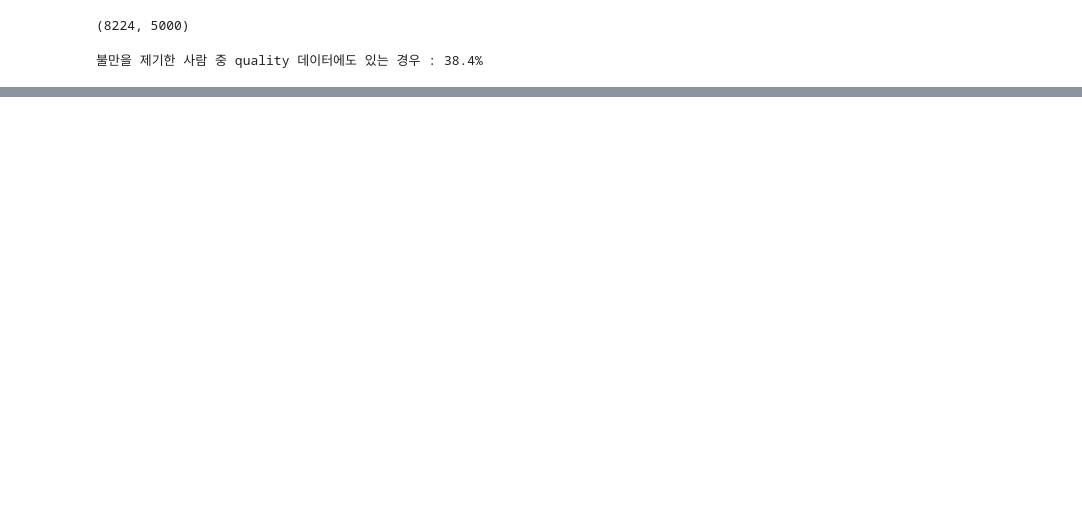
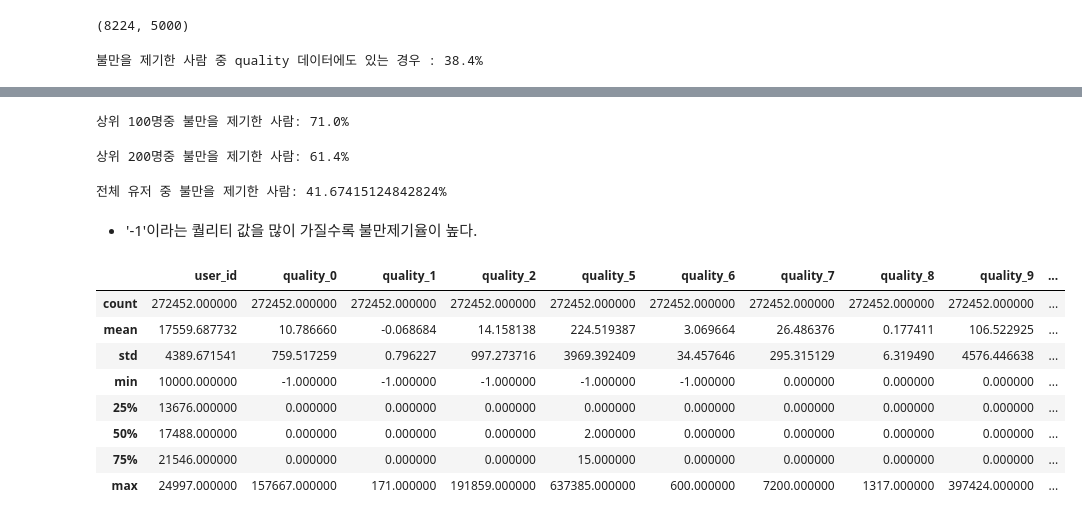
Before and after one commit to LEEHM97/machine-learning-exercises, a Jupyter notebook: 10.DAYCON대회_사용자불편예지/EDA.ipynb, the cells around one changed output, grey strips where cells are left out. Cells and saved outputs as stored; diff of their text form; code cells hidden in the pictures; blank space fills up the shorter version.

Commit message:
feat: add analyzing with quality codes

```diff
--- a/10.DAYCON대회_사용자불편예지/EDA.ipynb
+++ b/10.DAYCON대회_사용자불편예지/EDA.ipynb
@@ -618,5 +650,8 @@ train_quality.describe()
 | 50% | 17488.000000 | 0.000000 | 0.000000 | 0.000000 | 0.0 | 0.0 | 2.000000 | 0.000000 | 0.000000 | ... |
 | 75% | 21546.000000 | 0.000000 | 0.000000 | 0.000000 | 0.0 | 0.0 | 15.000000 | 0.000000 | 0.000000 | ... |
 | max | 24997.000000 | 157667.000000 | 171.000000 | 191859.000000 | 0.0 | 0.0 | 637385.000000 | 600.000000 | 7200.000000 | ... |
+# %%
+# 모두 0인 quality_3, 4는 drop
+train_quality.drop(columns=['quality_3', 'quality_4'], inplace=True)
 # %%
 # 절반정도 user는 train_quality에 존재하지 않는다.
@@ -645,0 +735,35 @@ print(f"불만을 제기한 사람 중 quality 데이터에도 있는 경우 : {
+# %%
+# 상위 100명
+problem_user = len(train_problem[train_problem['user_id'].isin(has_minus_user[:100]['user_id'])].user_id.unique())
+
+print(f"상위 100명중 불만을 제기한 사람: {problem_user/100 * 100}%")
+# %% [output]
+상위 100명중 불만을 제기한 사람: 71.0%
+# %%
+# 상위 500명
+problem_user = len(train_problem[train_problem['user_id'].isin(has_minus_user[:500]['user_id'])].user_id.unique())
+
+print(f"상위 200명중 불만을 제기한 사람: {problem_user/500 * 100}%")
+# %% [output]
+상위 200명중 불만을 제기한 사람: 61.4%
+# %%
+# 전체 유저 수
+problem_user = len(train_problem[train_problem['user_id'].isin(has_minus_user['user_id'])].user_id.unique())
+
+print(f"전체 유저 중 불만을 제기한 사람: {problem_user/5567 * 100}%")
+# %% [output]
+전체 유저 중 불만을 제기한 사람: 41.67415124842824%
+# %% [markdown]
+- '-1'이라는 퀄리티 값을 많이 가질수록 불만제기율이 높다.
+# %%
+train_quality.describe()
+# %% [output]
+|  | user_id | quality_0 | quality_1 | quality_2 | quality_5 | quality_6 | quality_7 | quality_8 | quality_9 | ... |
+| count | 272452.000000 | 272452.000000 | 272452.000000 | 272452.000000 | 272452.000000 | 272452.000000 | 272452.000000 | 272452.000000 | 272452.000000 | ... |
+| mean | 17559.687732 | 10.786660 | -0.068684 | 14.158138 | 224.519387 | 3.069664 | 26.486376 | 0.177411 | 106.522925 | ... |
+| std | 4389.671541 | 759.517259 | 0.796227 | 997.273716 | 3969.392409 | 34.457646 | 295.315129 | 6.319490 | 4576.446638 | ... |
+| min | 10000.000000 | -1.000000 | -1.000000 | -1.000000 | -1.000000 | -1.000000 | 0.000000 | 0.000000 | 0.000000 | ... |
+| 25% | 13676.000000 | 0.000000 | 0.000000 | 0.000000 | 0.000000 | 0.000000 | 0.000000 | 0.000000 | 0.000000 | ... |
+| 50% | 17488.000000 | 0.000000 | 0.000000 | 0.000000 | 2.000000 | 0.000000 | 0.000000 | 0.000000 | 0.000000 | ... |
+| 75% | 21546.000000 | 0.000000 | 0.000000 | 0.000000 | 15.000000 | 0.000000 | 0.000000 | 0.000000 | 0.000000 | ... |
+| max | 24997.000000 | 157667.000000 | 171.000000 | 191859.000000 | 637385.000000 | 600.000000 | 7200.000000 | 1317.000000 | 397424.000000 | ... |
```
Also changed, not shown: parts of 13 cells of this notebook.
